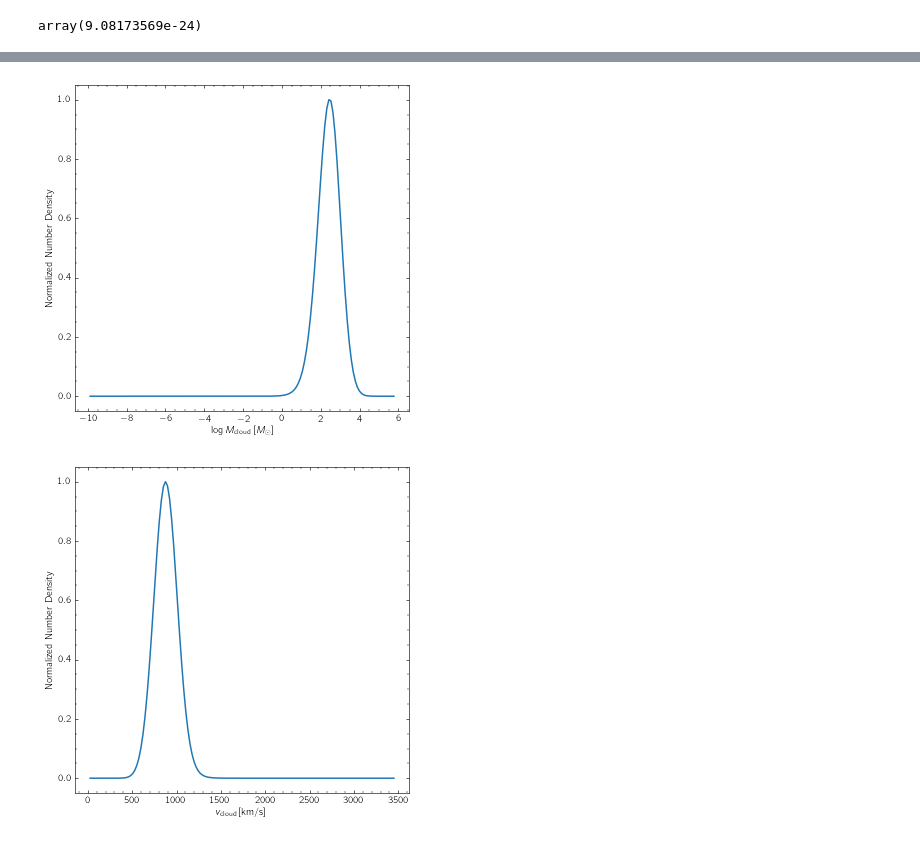
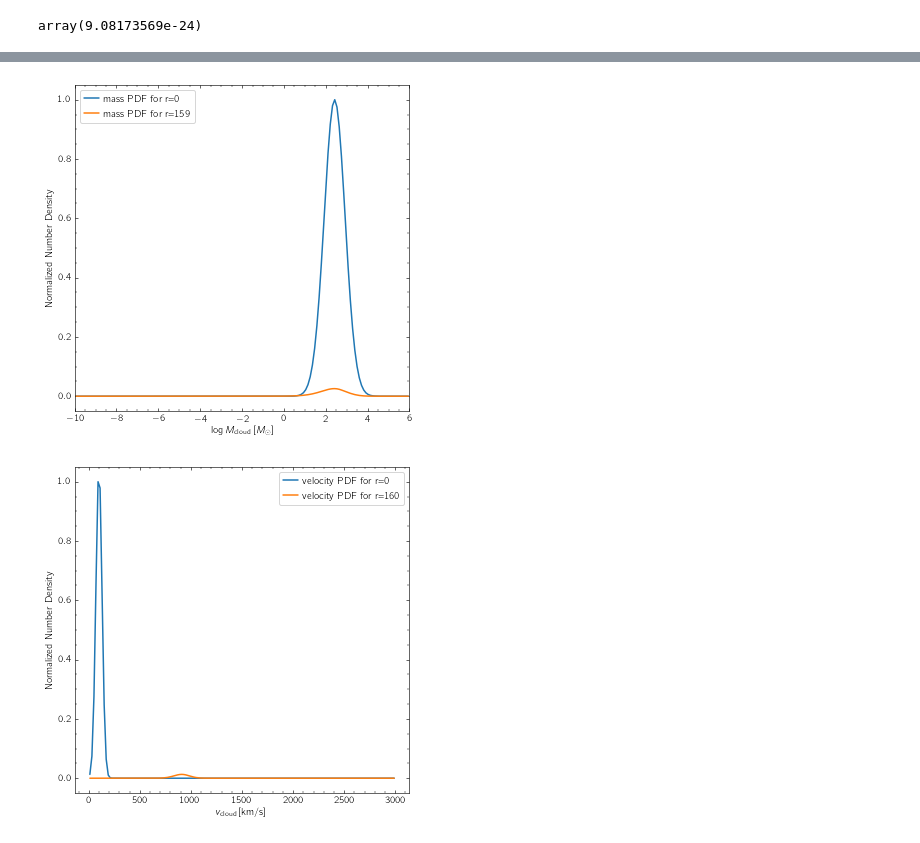
Before and after one commit to kc3058/MultiphaseGasCloud, a Jupyter notebook: MultiphaseVectorised.ipynb, the cells around one changed output, grey strips where cells are left out. Saved outputs shown, nothing was run; the diff lists cells and outputs as text; code cells hidden in the pictures.

```diff
--- a/MultiphaseVectorised.ipynb
+++ b/MultiphaseVectorised.ipynb
@@ -121,12 +156,14 @@ array(9.08173569e-24)
 class Wind:
 
     def __init__(self, control, const, pm, res):
+        control.wind_i = 0
         r0 = control.sonic_point   # sonic point
-        r_start = control.r_start
+        r_start = control.r_schedule[0]
         self.gamma = 5/3     # adiabatic index
         epsilon = 1e-5
         Mach0 = 1
         Mach = Mach0 * (1+epsilon)
+        self.v_cir=pm['V_CIR']
         beta = pm['BETA']      # mass loading
         alpha = pm['ALPHA']     # energy loading
         SFR = pm['SFR']       # star formation rate
@@ -177,12 +214,11 @@ class Wind:
 
             self.sol_sub = solve_ivp(evolve, [10**(np.log10(r0)+dlogr0), 10**-1.2*r0], [v0_sub,rho0_sub, P0_sub],
                 events=supersonic, dense_output=True, rtol=1e-12, atol=[1, 1e-7*mp, 1e-2*kb])
-
         res.add_wind_r(np.append(self.sol_sub.t[::-1], self.sol_sup.t))
         res.add_wind_v(np.append(self.sol_sub.y[0][::-1],self.sol_sup.y[0]))
         res.add_wind_rho(np.append(self.sol_sub.y[1][::-1], self.sol_sup.y[1]))
         res.add_wind_P(np.append(self.sol_sub.y[2][::-1], self.sol_sup.y[2]))
-        self.r = res.wind_r[-1]
+#         self.r = res.wind_r[-1]
         self.v = res.wind_v[-1]
         self.P = res.wind_P[-1]
         self.rho = res.wind_rho[-1]
@@ -201,8 +237,8 @@ class Wind:
             epsilon_dot = 0
 
         c_s_sqr = gamma * P / rho
-        v_c_sqr = 0
-        v_esc = 0
+        v_c_sqr = np.where(r<r0, 0, self.v_cir**2)
+        v_esc_sqr = np.where(r<r0, 0, -2 * v_c_sqr * np.log(r))
 
 
 #        Srho = np.where(r<r0, Mdot_per_Vol, rho_dot)
@@ -217,7 +253,7 @@ class Wind:
 
         Srho = rho_dot
         Sv = (p_dot - v * rho_dot) / rho
-        vB2 = 0.5 * v**2 + c_s_sqr / (gamma-1) -0.5 * v_esc**2
+        vB2 = 0.5 * v**2 + c_s_sqr / (gamma-1) -0.5 * v_esc_sqr
         Se = (epsilon_dot - (p_dot - v * rho_dot) * v - rho_dot*vB2)/rho
 
         dv_dr = (v/r * (2*c_s_sqr - v_c_sqr) - c_s_sqr*Srho/rho + v*Sv - (gamma-1)*Se) / (v**2-c_s_sqr)
@@ -228,8 +264,10 @@ class Wind:
 
 
     def step(self, cloud):
-
-        dr = control.r_delta
+        wind_i = control.wind_i
+        r0 = control.r_schedule[wind_i]
+        r1 = control.r_schedule[wind_i+1]
+#        dr = control.r_delta
         r_sonic = control.sonic_point
         rho_dot = cloud.wind_rho_dot
         p_dot = cloud.wind_p_dot
@@ -240,15 +278,20 @@ class Wind:
             (dv_dr, drho_dr, dP_dr) = self.getDerivatives(r, v, rho, P, r_sonic, rho_dot, p_dot, epsilon_dot)
             return [dv_dr, drho_dr, dP_dr]
 
-        sol_sup = solve_ivp(evolve, [self.r, self.r+dr],
+        sol_sup = solve_ivp(evolve, [r0, r1],
                             [self.v,self.rho,self.P], dense_output=True,
                             rtol=1e-12, atol=[1, 1e-7*mp, 1e-2*kb])
+
+#        sol_sup = solve_ivp(evolve, [self.r, self.r+dr],
+#                            [self.v,self.rho,self.P], dense_output=True,
+#                            rtol=1e-12, atol=[1, 1e-7*mp, 1e-2*kb])
         self.v = sol_sup.y[0][-1]
         self.rho = sol_sup.y[1][-1]
         self.P = sol_sup.y[2][-1]
         self.T = self.P / kb * (mu * mp / self.rho)
-        self.r += dr
-        res.add_wind_r(self.r)
+#        self.r += dr
+        control.wind_i +=1
+        res.add_wind_r(r1)
         res.add_wind_v(self.v)
         res.add_wind_rho(self.rho)
         res.add_wind_P(self.P)
@@ -537,7 +693,7 @@ pm = Param("Inputs", const).paramDict
 control = EvolveControl(const, pm)
 
 
-res = Result()
+res = Result(const, pm)
 wind = Wind(control, const, pm, res)
 cloud = Cloud(wind, control, const, pm, res)
 
@@ -547,19 +703,19 @@ mass = []
 N = []
 
 
-steps= control.r_steps
+steps= len(control.r_schedule)-1
 
 for i_time in range(steps):
     cloud.step(wind)
-    nflux.append(cloud.integrateNFlux())
-    mass.append(cloud.integrateMass())
-    N.append(cloud.integrateN())
+#    nflux.append(cloud.integrateNFlux())
+#    mass.append(cloud.integrateMass())
+#    N.append(cloud.integrateN())
     wind.step(cloud)
     if i_time % 20 == 0:
         print(i_time)
 #    print(i_time)
 
-res.plot_cloud(steps-1, cloud, const)
+#res.plot_cloud(steps-1, cloud, const)
 # %% [output]
 0
 20
@@ -577,8 +741,8 @@ res.plot_cloud(10, cloud, const)
 # %%
-res.plot_mass(10, cloud, const)
+res.plot_mass([0,steps-1], cloud)
 # %% [output]
-[figure, old version]
+[figure, new version]
 # %%
-res.plot_velocity(10, cloud, const)
+res.plot_velocity([0,steps], cloud)
 # %% [output]
-[figure, old version]
+[figure, new version]
```
Also changed, not shown: parts of 14 cells of this notebook, 2 other files.
